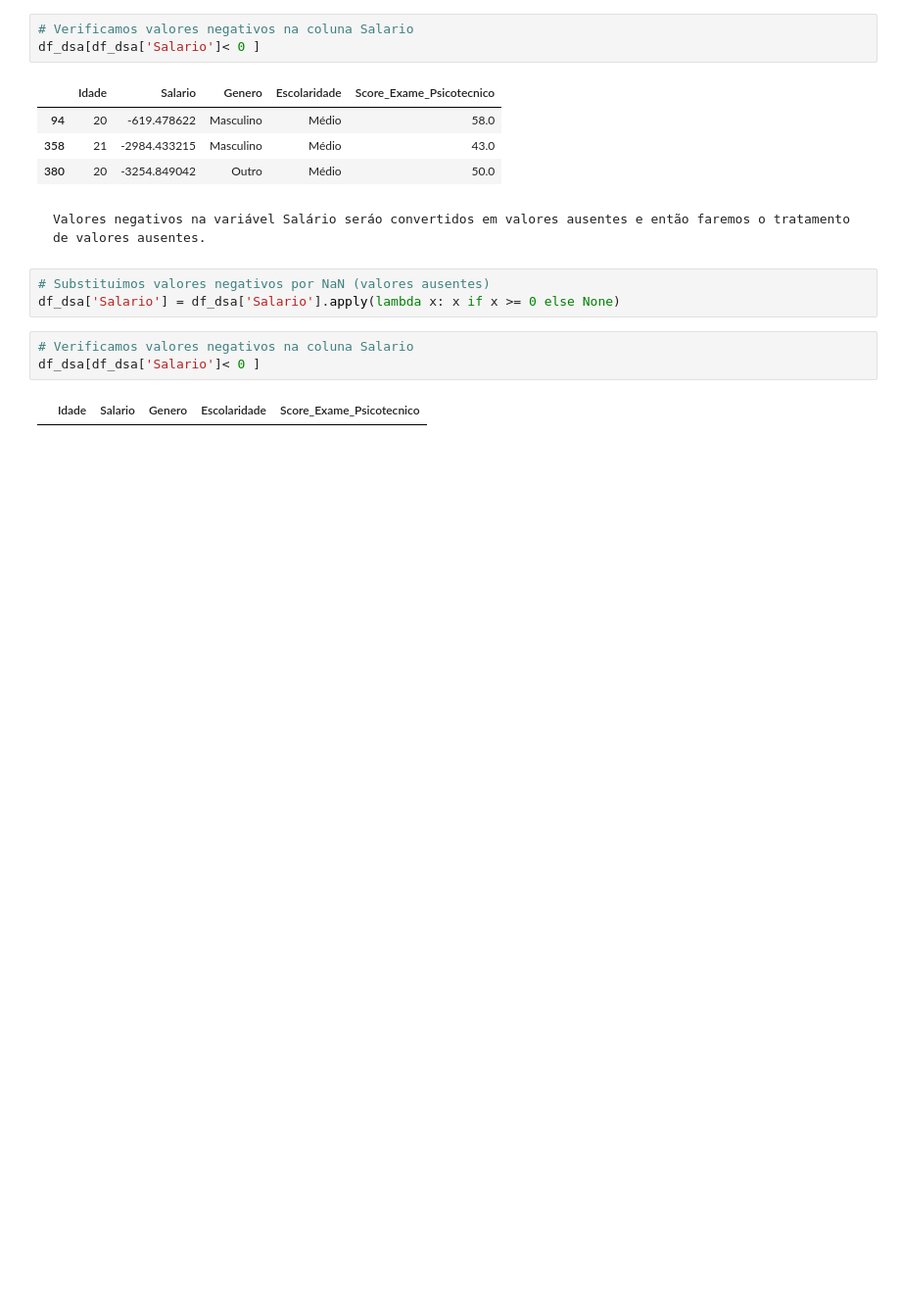
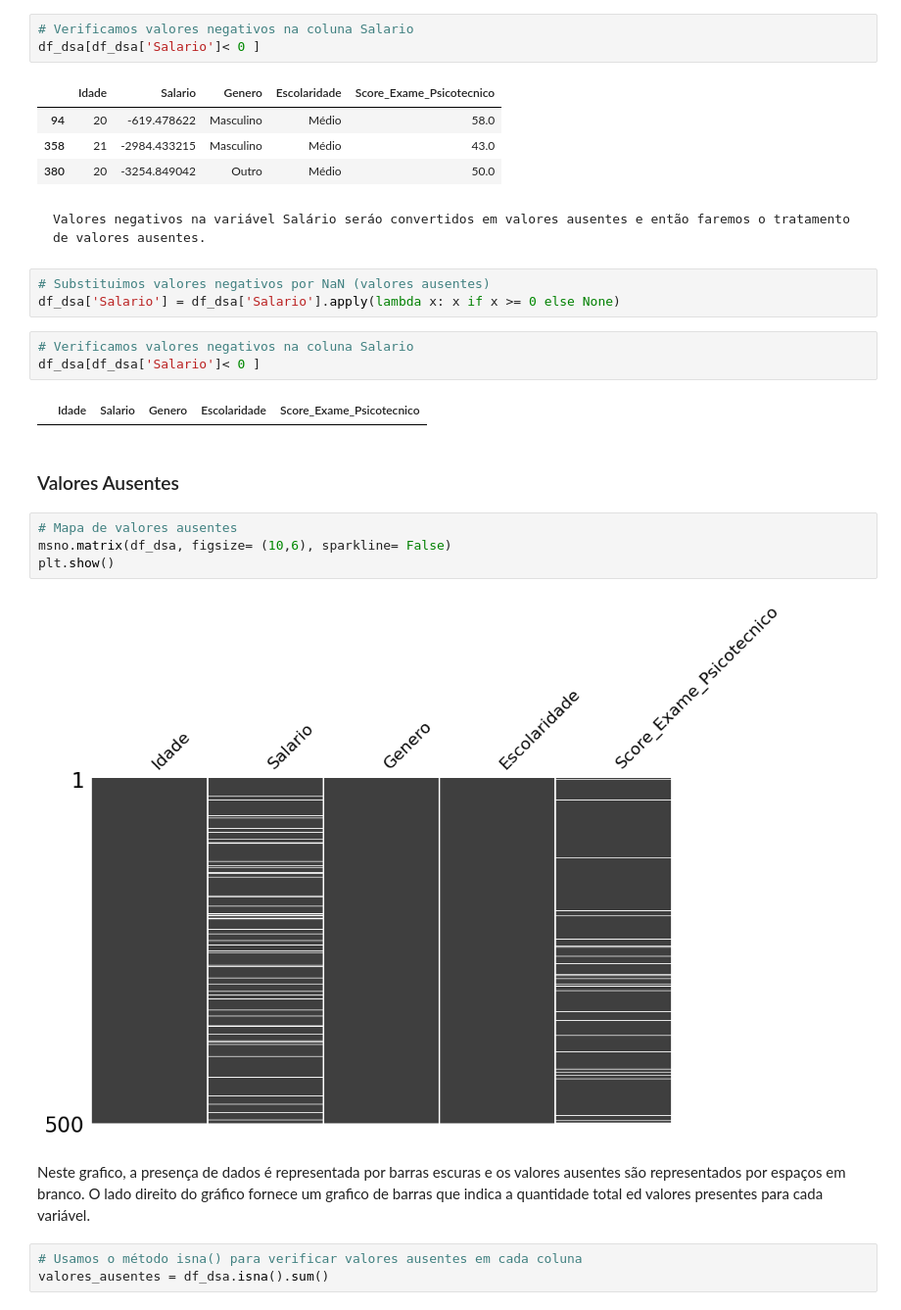
Before and after one commit to AlexFelipeBarbosa/DSA_AnalistaDados_4_0, a Jupyter notebook: 02_Python/04 - Pre Processamento/Capitulo4.ipynb, the cells around one changed output. Shown at 98% size. Saved outputs shown, nothing was run; the diff lists cells and outputs as text; blank space fills up the shorter version.

```diff
--- a/02_Python/04 - Pre Processamento/Capitulo4.ipynb
+++ b/02_Python/04 - Pre Processamento/Capitulo4.ipynb
@@ -274,3 +274,16 @@ df_dsa['Salario'] = df_dsa['Salario'].apply(lambda x: x if x >= 0 else None)
 df_dsa[df_dsa['Salario']< 0 ]
 # %% [output]
 |  | Idade | Salario | Genero | Escolaridade | Score_Exame_Psicotecnico |
+# %% [markdown]
+### Valores Ausentes
+# %%
+# Mapa de valores ausentes
+msno.matrix(df_dsa, figsize= (10,6), sparkline= False)
+plt.show()
+# %% [output]
+[figure, added]
+# %% [markdown]
+Neste grafico, a presença de dados é representada por barras escuras e os valores ausentes são representados por espaços em branco. O lado direito do gráfico fornece um grafico de barras que indica a quantidade total ed valores presentes para cada variável.
+# %%
+# Usamos o método isna() para verificar valores ausentes em cada coluna
+valores_ausentes = df_dsa.isna().sum()
```
Also changed, not shown: parts of 39 cells of this notebook.
